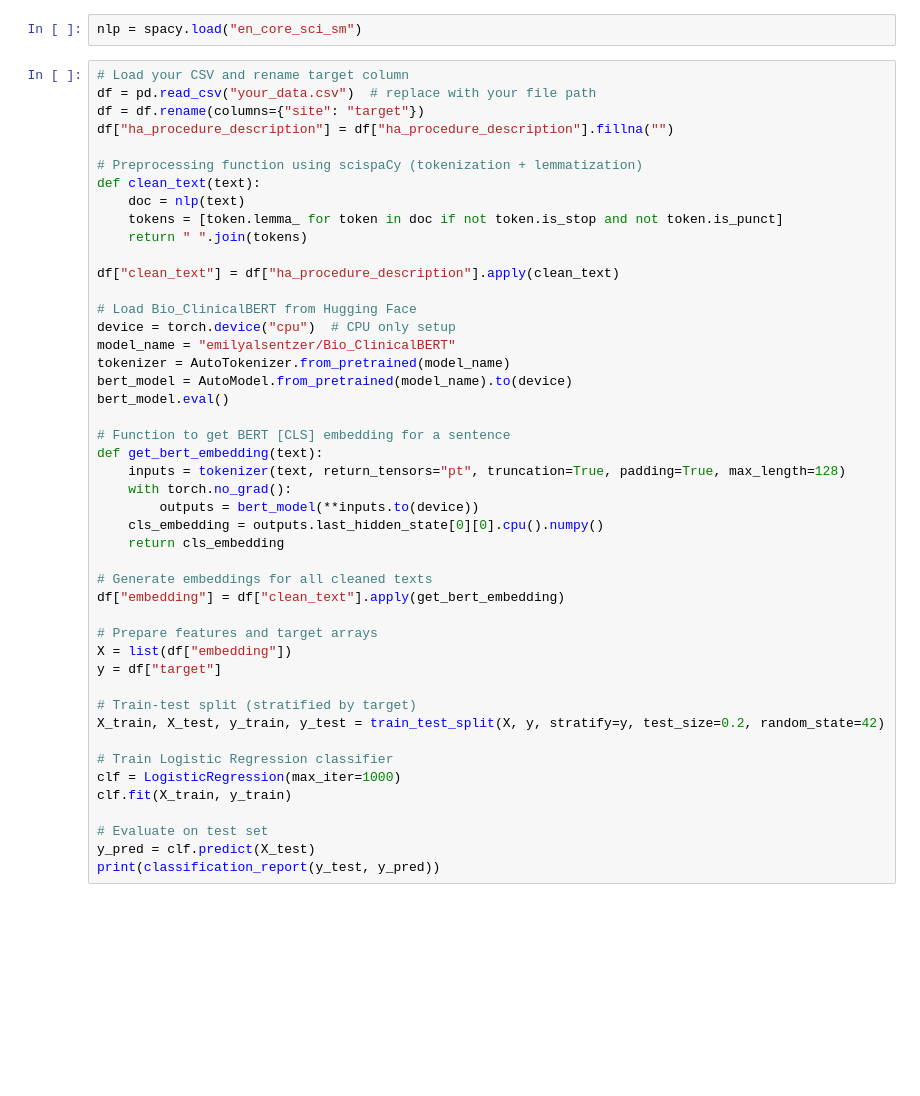
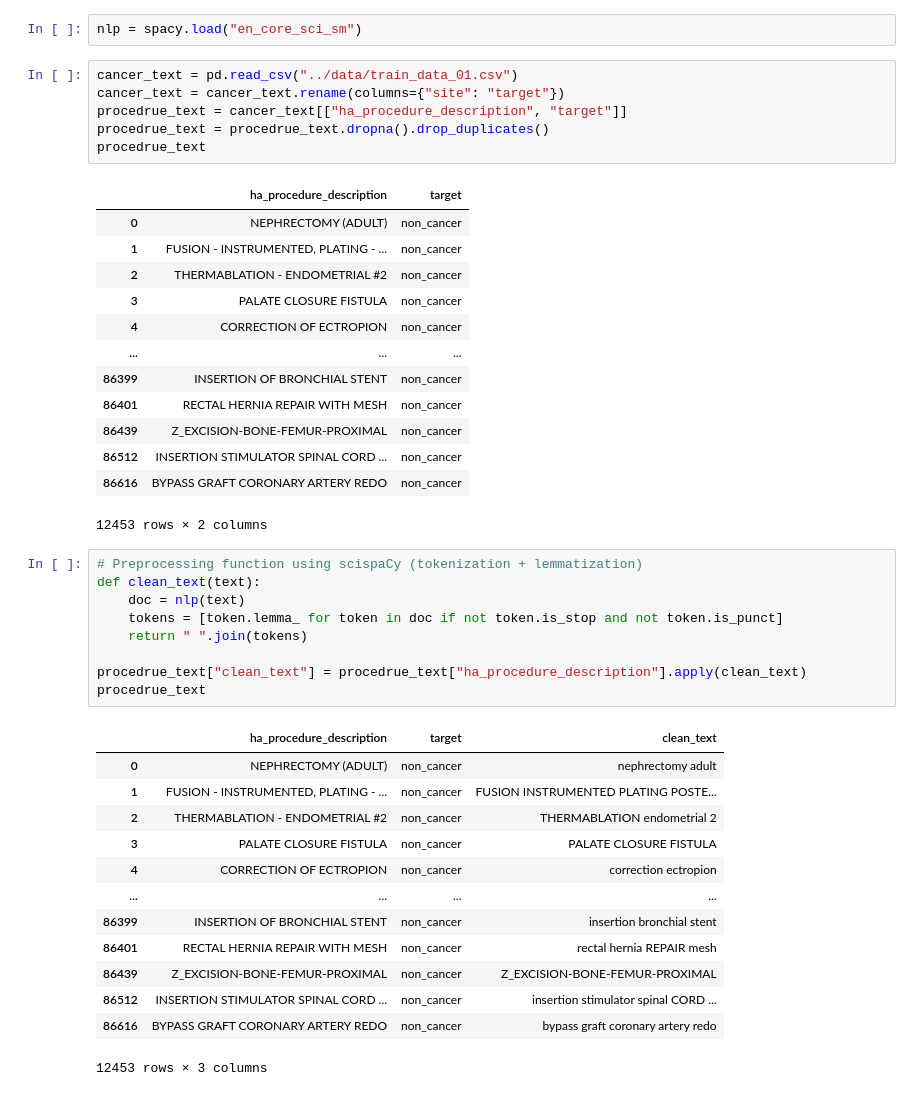
Before and after one commit to ericyuyzr/nlp-cancer-surgery-detection, a Jupyter notebook: notebooks/training.ipynb, the cells around one changed output. Cells and saved outputs as stored; diff of their text form; blank space fills up the shorter version.

```diff
--- a/notebooks/training.ipynb
+++ b/notebooks/training.ipynb
@@ -8,49 +9,46 @@ from sklearn.model_selection import train_test_split
 import spacy
 # %%
 nlp = spacy.load("en_core_sci_sm")
+# %%
+cancer_text = pd.read_csv("../data/train_data_01.csv")
+cancer_text = cancer_text.rename(columns={"site": "target"})
+procedrue_text = cancer_text[["ha_procedure_description", "target"]]
+procedrue_text = procedrue_text.dropna().drop_duplicates()
+procedrue_text
+# %% [output]
+|  | ha_procedure_description | target |
+| 0 | NEPHRECTOMY (ADULT) | non_cancer |
+| 1 | FUSION - INSTRUMENTED, PLATING - ... | non_cancer |
+| 2 | THERMABLATION - ENDOMETRIAL #2 | non_cancer |
+| 3 | PALATE CLOSURE FISTULA | non_cancer |
+| 4 | CORRECTION OF ECTROPION | non_cancer |
+| ... | ... | ... |
+| 86399 | INSERTION OF BRONCHIAL STENT | non_cancer |
+| 86401 | RECTAL HERNIA REPAIR WITH MESH | non_cancer |
+| 86439 | Z_EXCISION-BONE-FEMUR-PROXIMAL | non_cancer |
+| 86512 | INSERTION STIMULATOR SPINAL CORD ... | non_cancer |
+| 86616 | BYPASS GRAFT CORONARY ARTERY REDO | non_cancer |
+12453 rows × 2 columns
 # %%
-# Load your CSV and rename target column
-df = pd.read_csv("your_data.csv")  # replace with your file path
-df = df.rename(columns={"site": "target"})
-df["ha_procedure_description"] = df["ha_procedure_description"].fillna("")
-
 # Preprocessing function using scispaCy (tokenization + lemmatization)
 def clean_text(text):
     doc = nlp(text)
     tokens = [token.lemma_ for token in doc if not token.is_stop and not token.is_punct]
     return " ".join(tokens)
 
-df["clean_text"] = df["ha_procedure_description"].apply(clean_text)
-
-# Load Bio_ClinicalBERT from Hugging Face
-device = torch.device("cpu")  # CPU only setup
-model_name = "emilyalsentzer/Bio_ClinicalBERT"
-tokenizer = AutoTokenizer.from_pretrained(model_name)
-bert_model = AutoModel.from_pretrained(model_name).to(device)
-bert_model.eval()
-
-# Function to get BERT [CLS] embedding for a sentence
-def get_bert_embedding(text):
-    inputs = tokenizer(text, return_tensors="pt", truncation=True, padding=True, max_length=128)
-    with torch.no_grad():
-        outputs = bert_model(**inputs.to(device))
-    cls_embedding = outputs.last_hidden_state[0][0].cpu().numpy()
-    return cls_embedding
-
-# Generate embeddings for all cleaned texts
-df["embedding"] = df["clean_text"].apply(get_bert_embedding)
-
-# Prepare features and target arrays
-X = list(df["embedding"])
-y = df["target"]
-
-# Train-test split (stratified by target)
-X_train, X_test, y_train, y_test = train_test_split(X, y, stratify=y, test_size=0.2, random_state=42)
-
-# Train Logistic Regression classifier
-clf = LogisticRegression(max_iter=1000)
-clf.fit(X_train, y_train)
-
-# Evaluate on test set
-y_pred = clf.predict(X_test)
-print(classification_report(y_test, y_pred))
+procedrue_text["clean_text"] = procedrue_text["ha_procedure_description"].apply(clean_text)
+procedrue_text
+# %% [output]
+|  | ha_procedure_description | target | clean_text |
+| 0 | NEPHRECTOMY (ADULT) | non_cancer | nephrectomy adult |
+| 1 | FUSION - INSTRUMENTED, PLATING - ... | non_cancer | FUSION INSTRUMENTED PLATING POSTE... |
+| 2 | THERMABLATION - ENDOMETRIAL #2 | non_cancer | THERMABLATION endometrial 2 |
+| 3 | PALATE CLOSURE FISTULA | non_cancer | PALATE CLOSURE FISTULA |
+| 4 | CORRECTION OF ECTROPION | non_cancer | correction ectropion |
+| ... | ... | ... | ... |
+| 86399 | INSERTION OF BRONCHIAL STENT | non_cancer | insertion bronchial stent |
+| 86401 | RECTAL HERNIA REPAIR WITH MESH | non_cancer | rectal hernia REPAIR mesh |
+| 86439 | Z_EXCISION-BONE-FEMUR-PROXIMAL | non_cancer | Z_EXCISION-BONE-FEMUR-PROXIMAL |
+| 86512 | INSERTION STIMULATOR SPINAL CORD ... | non_cancer | insertion stimulator spinal CORD ... |
+| 86616 | BYPASS GRAFT CORONARY ARTERY REDO | non_cancer | bypass graft coronary artery redo |
+12453 rows × 3 columns
```
Also changed, not shown: parts of 9 cells of this notebook, 2 other files.
